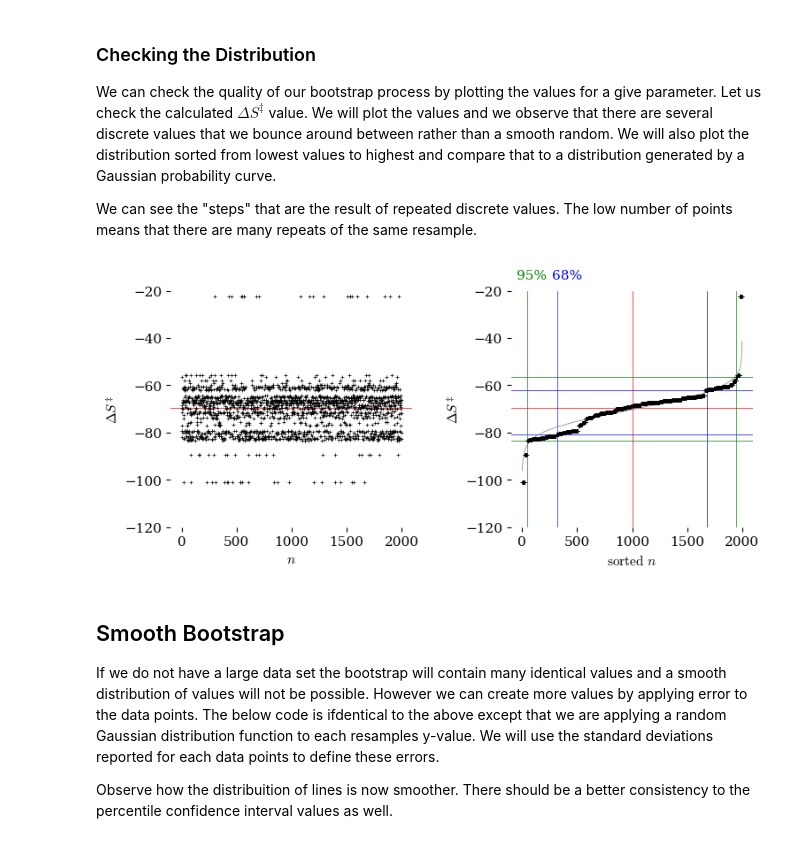
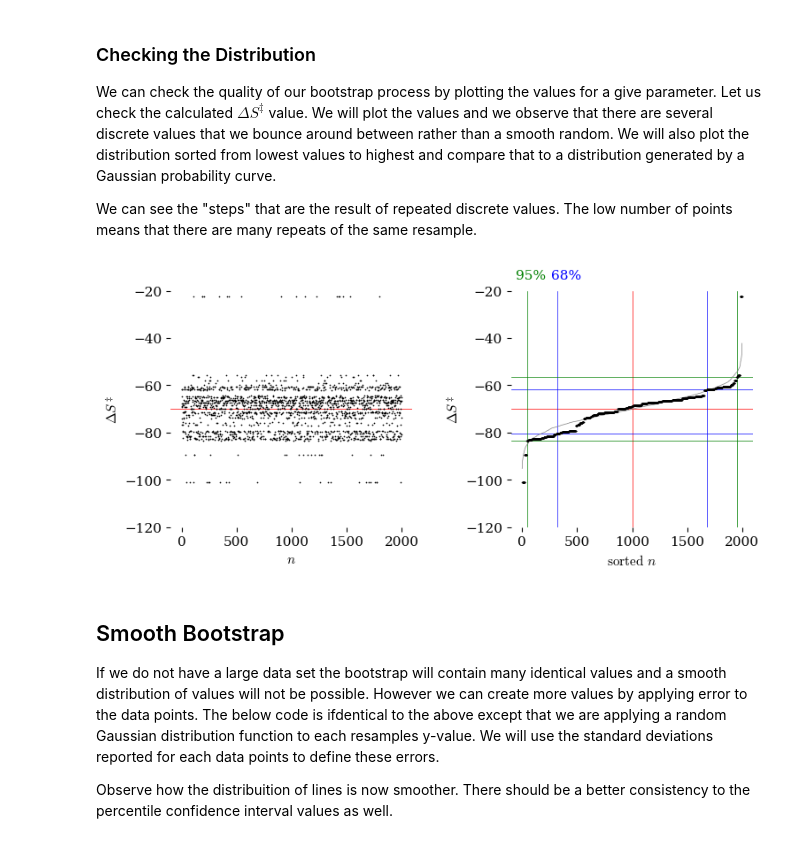
Before and after one commit to blinkletter/StealThisCode, a Jupyter notebook: 5_Erying/5A-Eyring_Exercises_5_Bootstrap.ipynb, the cells around one changed output. Cells and saved outputs as stored; diff of their text form; code cells hidden in the pictures.

```diff
--- a/5_Erying/5A-Eyring_Exercises_5_Bootstrap.ipynb
+++ b/5_Erying/5A-Eyring_Exercises_5_Bootstrap.ipynb
@@ -401,19 +401,21 @@ ax[1].set(
        )
 #ax[1].set_xticks([0,0.001,0.002,0.003])
 
-ax[0].scatter(x1, y1, marker='+', s = 10,
+ax[0].scatter(x1, y1, marker='o', s = 0.5,
               color='black', linewidth = 0.5, zorder=1)
-ax[1].scatter(x1, y1_sorted, marker='+', s = 10,
+ax[1].scatter(x1, y1_sorted, marker='o', s = 0.5,
               color='black', linewidth = 0.5, zorder=1)
 
 
 ax[0].axhline(median, color="red", linewidth = 0.5, zorder = 0)
 ax[1].axhline(median, color="red", linewidth = 0.5, zorder = 0)
 
-n_points = len(y1)
+#################################################
 ### 68%
-percentile68left = np.percentile(x1,16)
-percentile68right = np.percentile(x1,84)
+conf_ = sigma_dict[1]
+
+percentile68left = np.percentile(x1,50-conf_/2)
+percentile68right = np.percentile(x1,50+conf_/2)
 
 ax[1].axvline(n_points/2, color="red", linewidth = 0.5, zorder = 0)
 
@@ -421,46 +423,52 @@ ax[1].axvline(percentile68left, color="blue", linewidth = 0.5, zorder = 0)
 ax[1].axvline(percentile68right, color="blue", linewidth = 0.5, zorder = 0)
 ax[1].text(percentile68left-50,-15,"68%", color="blue")
 
-ax[1].axhline(np.percentile(y1,16), color="blue", linewidth = 0.5, zorder = 0)
-ax[1].axhline(np.percentile(y1,84), color="blue", linewidth = 0.5, zorder = 0)
+ax[1].axhline(np.percentile(y1,50-conf_/2), color="blue", linewidth = 0.5, zorder = 0)
+ax[1].axhline(np.percentile(y1,50+conf_/2), color="blue", linewidth = 0.5, zorder = 0)
 
+corners_x = [percentile68left, percentile68right, percentile68right, percentile68left]
+corners_y = [np.percentile(y1,50-conf_/2), np.percentile(y1,50+conf_/2),
+             np.percentile(y1,50+conf_/2), np.percentile(y1,50-conf_/2)]
 
+ax[1].fill(corners_x,corners_y,"r",zorder=9)
 
 ### 95%
-percentile95left = np.percentile(x1,2.5)
-percentile95right = np.percentile(x1,97.5)
+conf_ = sigma_dict[2]
+
+percentile95left = np.percentile(x1,50-conf_/2)
+percentile95right = np.percentile(x1,50+conf_/2)
 
 ax[1].axvline(percentile95left, color="green", linewidth = 0.5, zorder = 0)
 ax[1].axvline(percentile95right, color="green", linewidth = 0.5, zorder = 0)
 ax[1].text(percentile95left-100,-15,"95%", color="green")
 
-ax[1].axhline(np.percentile(y1,2.5), color="green", linewidth = 0.5, zorder = 0)
-ax[1].axhline(np.percentile(y1,97.5), color="green", linewidth = 0.5, zorder = 0)
+ax[1].axhline(np.percentile(y1,50-conf_/2), color="green", linewidth = 0.5, zorder = 0)
+ax[1].axhline(np.percentile(y1,50+conf_/2), color="green", linewidth = 0.5, zorder = 0)
 
 
 #######################################
 ### Plot gaussin Dist
 #######################################
 
 y_r_list = []
 for q in x1:
 #   y_r = np.random.normal(dS.n, dS.s)   ### smooth with gaussian error
     y_r = np.random.normal(value.n, value.s)   ### smooth with gaussian error
     y_r_list.append(y_r)
 
 y_r_list.sort()
 
 ax[1].plot(x1, y_r_list, "-", color = "gray", linewidth = 0.5, zorder = 0)
 
 #######################################
 ### Output plot
 #######################################
 
 plt.tight_layout(pad=2, h_pad=None, w_pad=None, rect=None)
-plt.savefig("plots/Eyring_bootstrap_5.pdf")
+plt.savefig("plots/Eyring_bootstrap_4.pdf")
 plt.show()
 # %% [output]
-[figure, old version]
+[figure, new version]
 # %% [markdown]
 ## Smooth Bootstrap
 
```
Also changed, not shown: parts of 6 cells of this notebook, 6 other files.
